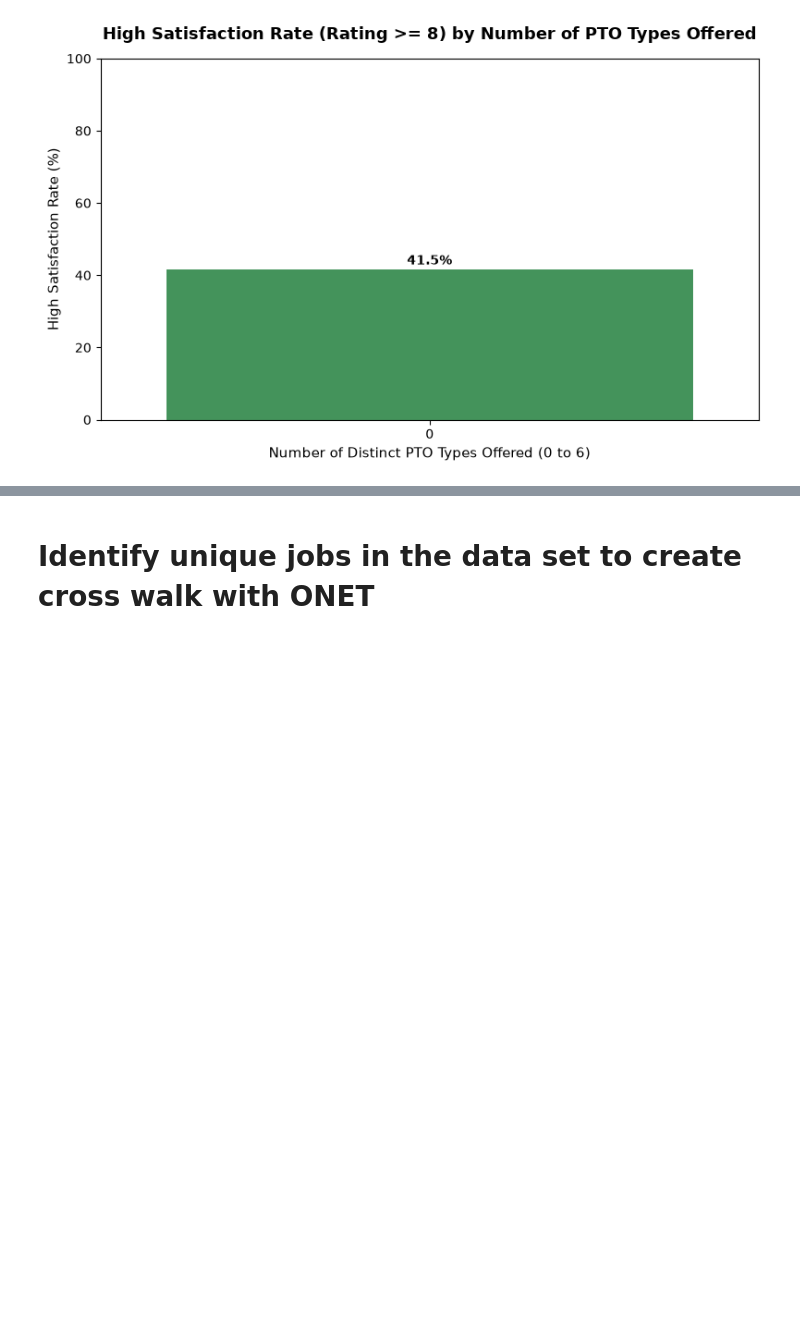
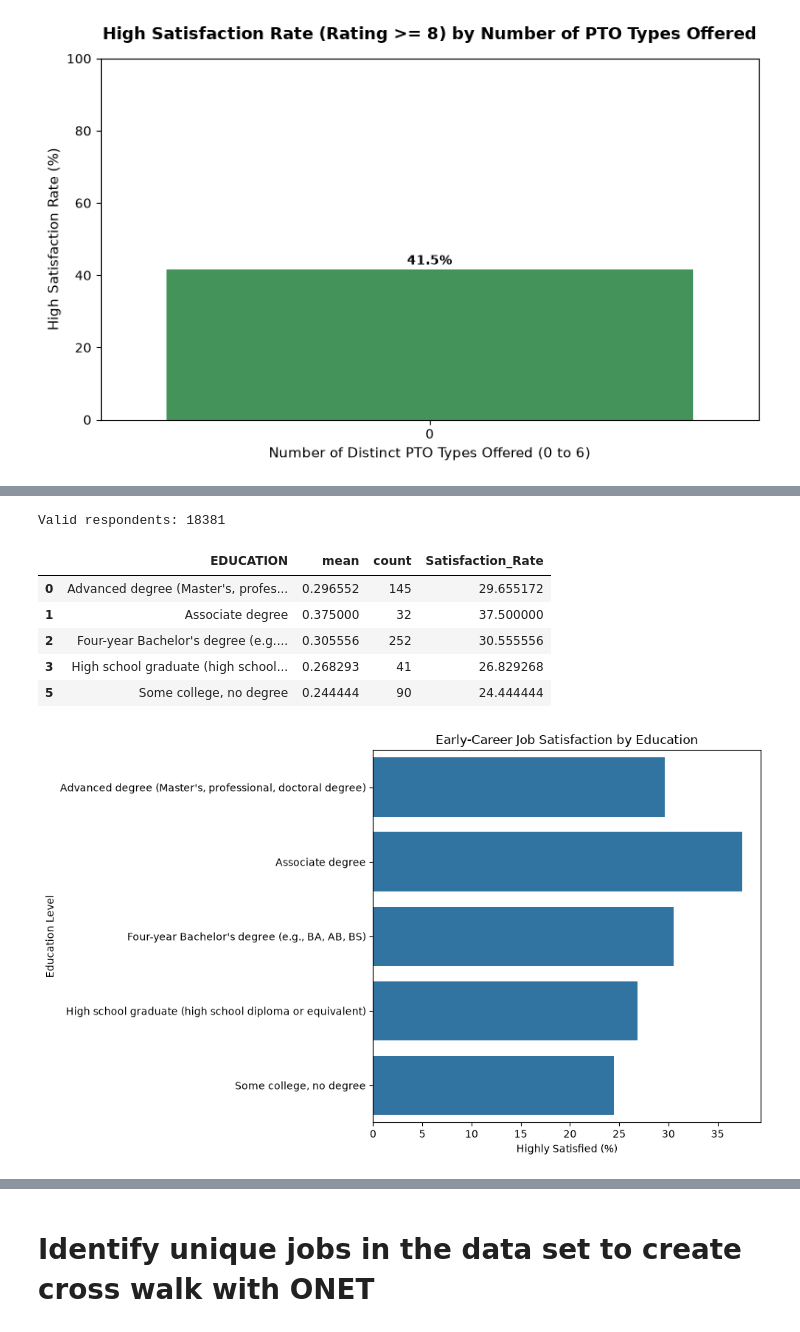
Before and after one commit to Break-Through-Tech/Swytch-2C-predicting-job-satisfaction-from-person-job-fit, a Jupyter notebook: notebooks/American-Job-quality.ipynb, the cells around one changed output, grey strips where cells are left out. Cells and saved outputs as stored; diff of their text form; code cells hidden in the pictures; blank space fills up the shorter version.

```diff
--- a/notebooks/American-Job-quality.ipynb
+++ b/notebooks/American-Job-quality.ipynb
@@ -418,0 +478,69 @@ Passing `palette` without assigning `hue` is deprecated and will be removed in v
+# %%
+# Create an EDA dataset from the original AJQ file
+df_eda = df.copy()
+
+# Extract satisfaction score
+df_eda["Q4_Numeric"] = pd.to_numeric(df_eda["Q4"].astype(str).str.extract(r"^(\d+)")[0],  errors="coerce")
+
+# Remove invalid satisfaction scores
+df_eda = df_eda[df_eda["Q4_Numeric"].between(0, 10)].copy()
+
+# Create binary satisfaction label
+df_eda["Highly_Satisfied"] = ( df_eda["Q4_Numeric"] >= 8).astype(int)
+
+# Convert age to numeric
+df_eda["Age"] = pd.to_numeric(df_eda["Q51"], errors="coerce")
+
+# Identify respondents with less than one year of tenure
+new_job_categories = ["Less than 6 months", "6 months to less than 12 months"]
+
+df_eda["Less_Than_One_Year"] = (df_eda["Q14"].isin(new_job_categories))
+
+# Define an ordered tenure grouping
+tenure_order = ["Less than 1 year", "1 to less than 3 years", "3 to less than 6 years",
+    "6 to less than 10 years", "10 years or more"]
+
+tenure_mapping = {
+    "Less than 6 months": "Less than 1 year",
+    "6 months to less than 12 months": "Less than 1 year",
+    "1 year to less than 3 years": "1 to less than 3 years",
+    "3 years to less than 6 years": "3 to less than 6 years",
+    "6 years to less than 10 years": "6 to less than 10 years",
+    "10 years or more": "10 years or more"
+}
+
+df_eda["Tenure_Group"] = df_eda["Q14"].map(tenure_mapping)
+
+print("Valid respondents:", len(df_eda))
+
+# Filter early-career workers with less than one year in their job
+early_career_new = df_eda[df_eda["Age"].between(22, 29) & df_eda["Less_Than_One_Year"]].copy()
+
+# Calculate high satisfaction rate for each education group
+education_satisfaction = (early_career_new.groupby("EDUCATION")["Highly_Satisfied"].agg(["mean", "count"]).reset_index())
+
+education_satisfaction["Satisfaction_Rate"] = (education_satisfaction["mean"] * 100)
+
+# Exclude groups with fewer than 30 respondents
+education_satisfaction = education_satisfaction[education_satisfaction["count"] >= 30]
+
+display(education_satisfaction)
+
+plt.figure(figsize=(10, 6))
+
+sns.barplot(data=education_satisfaction, x="Satisfaction_Rate", y="EDUCATION")
+
+plt.title("Early-Career Job Satisfaction by Education")
+plt.xlabel("Highly Satisfied (%)")
+plt.ylabel("Education Level")
+plt.tight_layout()
+plt.show()
+# %% [output]
+Valid respondents: 18381
+|  | EDUCATION | mean | count | Satisfaction_Rate |
+| 0 | Advanced degree (Master's, profes... | 0.296552 | 145 | 29.655172 |
+| 1 | Associate degree | 0.375000 | 32 | 37.500000 |
+| 2 | Four-year Bachelor's degree (e.g.... | 0.305556 | 252 | 30.555556 |
+| 3 | High school graduate (high school... | 0.268293 | 41 | 26.829268 |
+| 5 | Some college, no degree | 0.244444 | 90 | 24.444444 |
+[figure, added]
```
Also changed, not shown: parts of 19 cells of this notebook, 1 other file.
